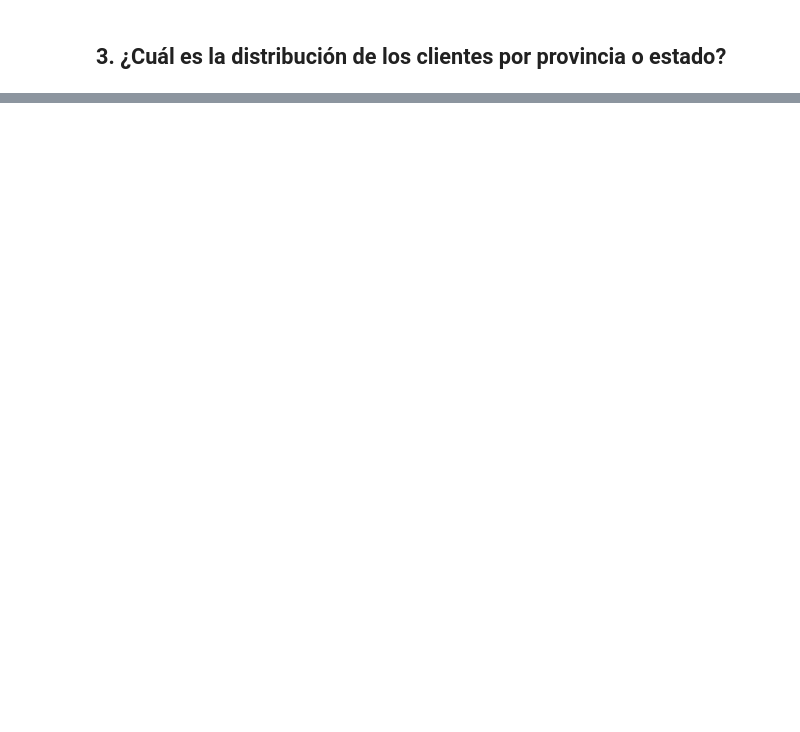
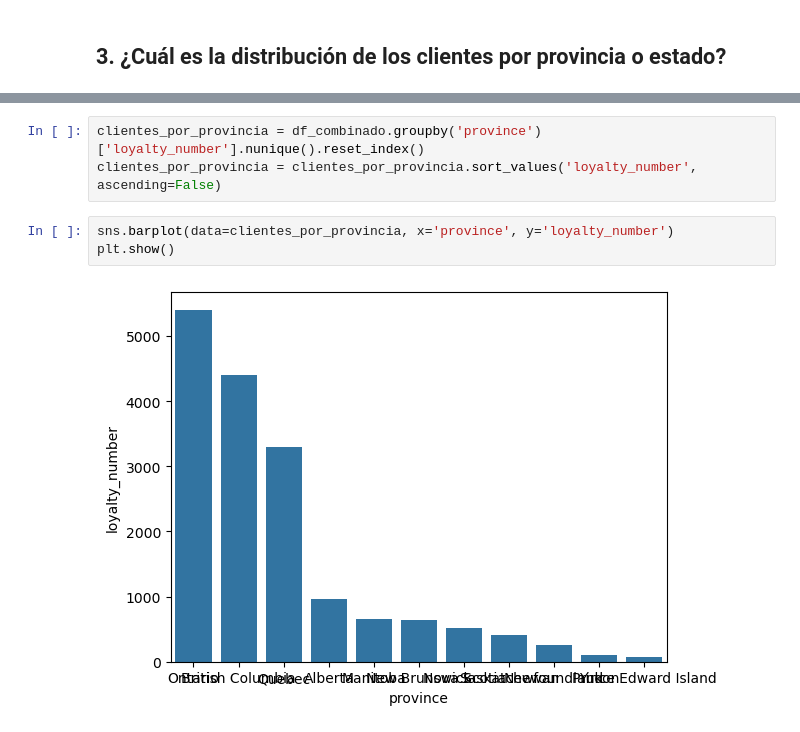
Before and after one commit to Adalab/bda-modulo-3-evaluacion-final-aarcidiac2, a Jupyter notebook: modulo-3-evaluacion-final.ipynb, the cells around one changed output, grey strips where cells are left out. Drawn from its saved outputs; the diff is of its cells as text; blank space fills up the shorter version.

```diff
--- a/modulo-3-evaluacion-final.ipynb
+++ b/modulo-3-evaluacion-final.ipynb
@@ -484,0 +504,8 @@ Parece que sí que existe una clara relación entre la distancia y los puntos ac
+# %%
+clientes_por_provincia = df_combinado.groupby('province')['loyalty_number'].nunique().reset_index()
+clientes_por_provincia = clientes_por_provincia.sort_values('loyalty_number', ascending=False)
+# %%
+sns.barplot(data=clientes_por_provincia, x='province', y='loyalty_number')
+plt.show()
+# %% [output]
+[figure, added]
```
Also changed, not shown: parts of 28 cells of this notebook, 1 other file.
